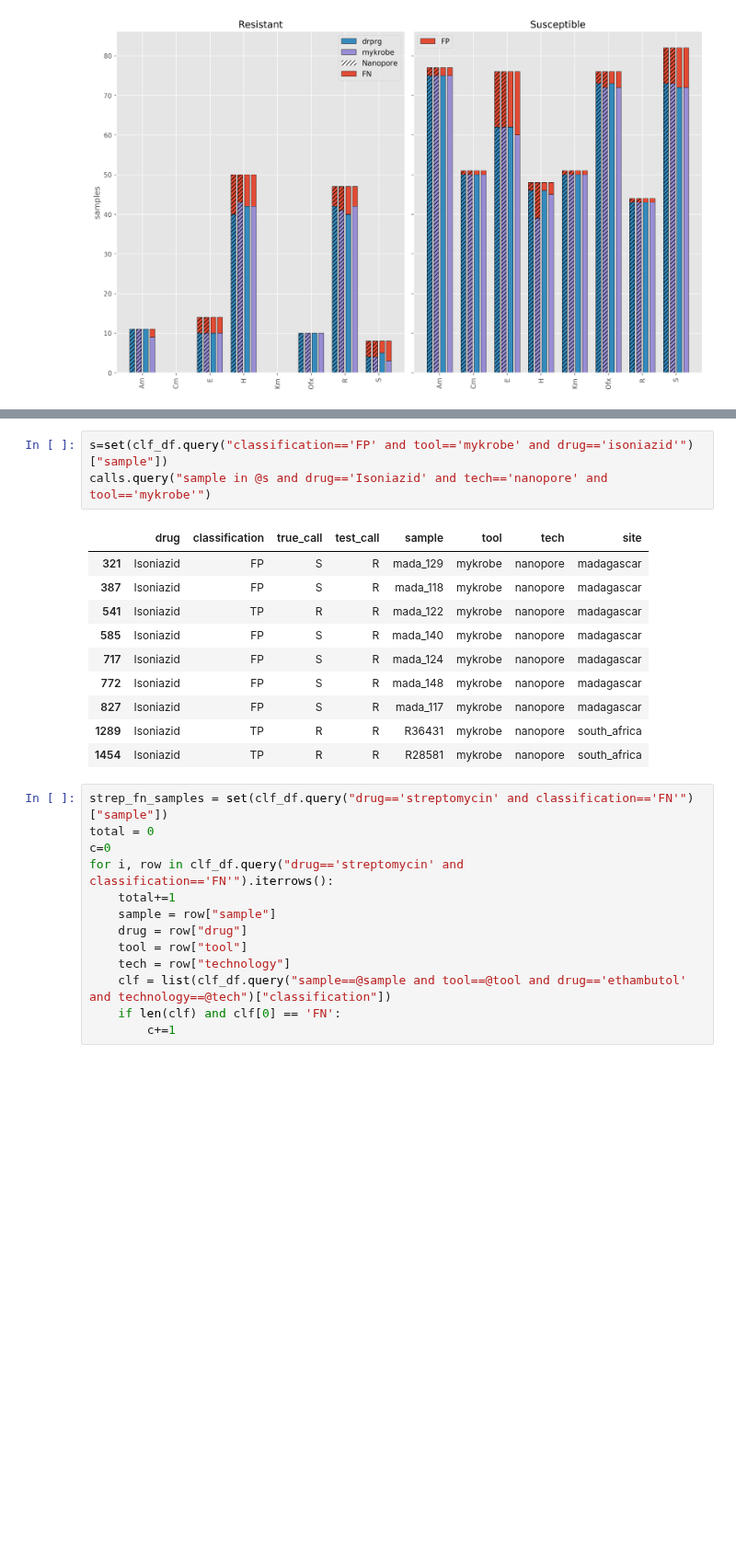
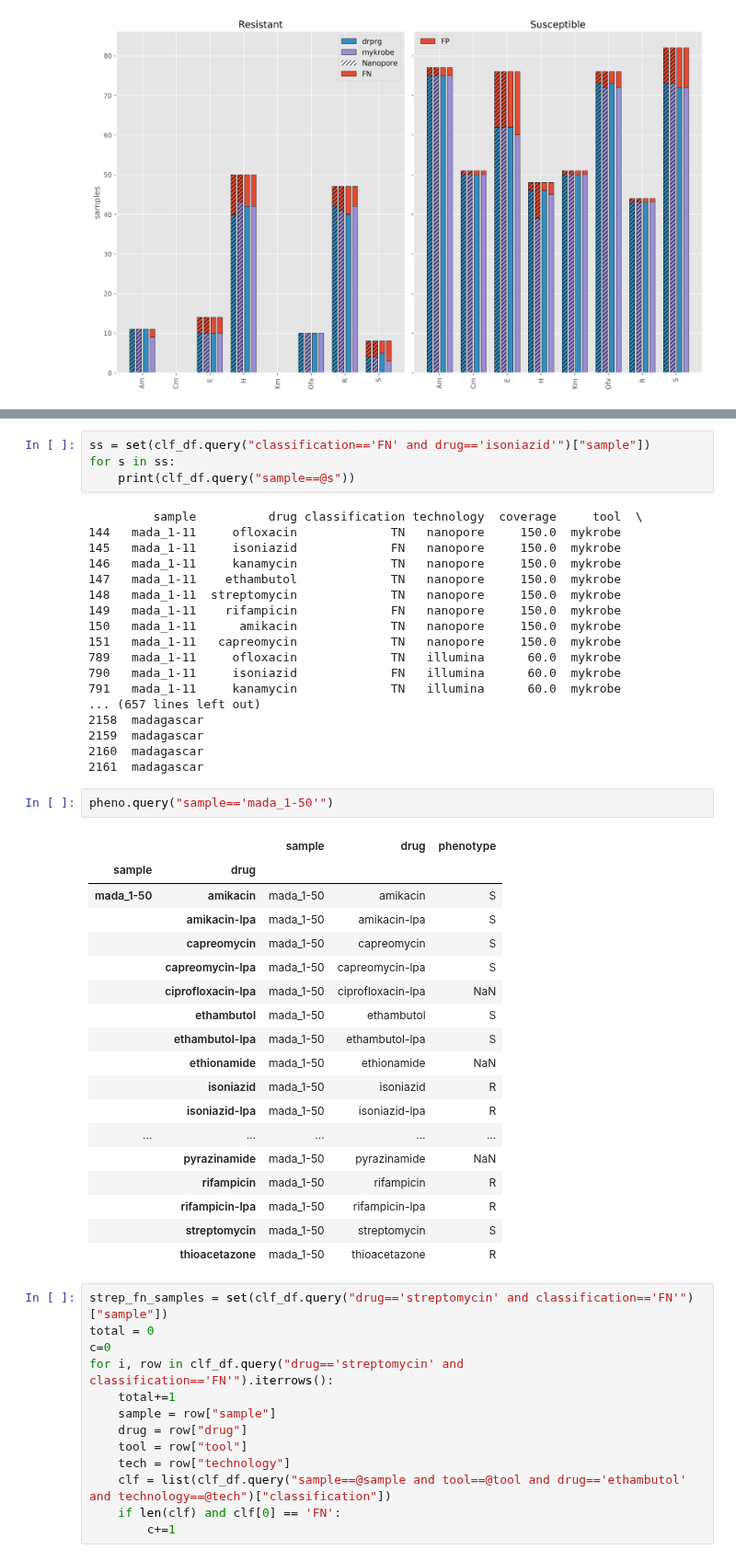
Before and after one commit to mbhall88/head_to_head_pipeline, a Jupyter notebook: analysis/resistance_prediction/workflow/notebooks/analysis_eda.ipynb, the cells around one changed output, grey strips where cells are left out. Shown at 92% size. Drawn from its saved outputs; the diff is of its cells as text; blank space fills up the shorter version.

```diff
--- a/analysis/resistance_prediction/workflow/notebooks/analysis_eda.ipynb
+++ b/analysis/resistance_prediction/workflow/notebooks/analysis_eda.ipynb
@@ -576,17 +607,46 @@ plt.tight_layout()
 # %%
-s=set(clf_df.query("classification=='FP' and tool=='mykrobe' and drug=='isoniazid'")["sample"])
-calls.query("sample in @s and drug=='Isoniazid' and tech=='nanopore' and tool=='mykrobe'")
+ss = set(clf_df.query("classification=='FN' and drug=='isoniazid'")["sample"])
+for s in ss:
+    print(clf_df.query("sample==@s"))
 # %% [output]
-|  | drug | classification | true_call | test_call | sample | tool | tech | site |
-| 321 | Isoniazid | FP | S | R | mada_129 | mykrobe | nanopore | madagascar |
-| 387 | Isoniazid | FP | S | R | mada_118 | mykrobe | nanopore | madagascar |
-| 541 | Isoniazid | TP | R | R | mada_122 | mykrobe | nanopore | madagascar |
-| 585 | Isoniazid | FP | S | R | mada_140 | mykrobe | nanopore | madagascar |
-| 717 | Isoniazid | FP | S | R | mada_124 | mykrobe | nanopore | madagascar |
-| 772 | Isoniazid | FP | S | R | mada_148 | mykrobe | nanopore | madagascar |
-| 827 | Isoniazid | FP | S | R | mada_117 | mykrobe | nanopore | madagascar |
-| 1289 | Isoniazid | TP | R | R | R36431 | mykrobe | nanopore | south_africa |
-| 1454 | Isoniazid | TP | R | R | R28581 | mykrobe | nanopore | south_africa |
+         sample          drug classification technology  coverage     tool  \
+144   mada_1-11     ofloxacin             TN   nanopore     150.0  mykrobe
+145   mada_1-11     isoniazid             FN   nanopore     150.0  mykrobe
+146   mada_1-11     kanamycin             TN   nanopore     150.0  mykrobe
+147   mada_1-11    ethambutol             TN   nanopore     150.0  mykrobe
+148   mada_1-11  streptomycin             TN   nanopore     150.0  mykrobe
+149   mada_1-11    rifampicin             FN   nanopore     150.0  mykrobe
+150   mada_1-11      amikacin             TN   nanopore     150.0  mykrobe
+151   mada_1-11   capreomycin             TN   nanopore     150.0  mykrobe
+789   mada_1-11     ofloxacin             TN   illumina      60.0  mykrobe
+790   mada_1-11     isoniazid             FN   illumina      60.0  mykrobe
+791   mada_1-11     kanamycin             TN   illumina      60.0  mykrobe
+... (657 lines left out)
+2158  madagascar
+2159  madagascar
+2160  madagascar
+2161  madagascar
+# %%
+pheno.query("sample=='mada_1-50'")
+# %% [output]
+|  |  | sample | drug | phenotype |
+| sample | drug |  |  |  |
+| mada_1-50 | amikacin | mada_1-50 | amikacin | S |
+|  | amikacin-lpa | mada_1-50 | amikacin-lpa | S |
+|  | capreomycin | mada_1-50 | capreomycin | S |
+|  | capreomycin-lpa | mada_1-50 | capreomycin-lpa | S |
+|  | ciprofloxacin-lpa | mada_1-50 | ciprofloxacin-lpa | NaN |
+|  | ethambutol | mada_1-50 | ethambutol | S |
+|  | ethambutol-lpa | mada_1-50 | ethambutol-lpa | S |
+|  | ethionamide | mada_1-50 | ethionamide | NaN |
+|  | isoniazid | mada_1-50 | isoniazid | R |
+|  | isoniazid-lpa | mada_1-50 | isoniazid-lpa | R |
+| ... | ... | ... | ... | ... |
+|  | pyrazinamide | mada_1-50 | pyrazinamide | NaN |
+|  | rifampicin | mada_1-50 | rifampicin | R |
+|  | rifampicin-lpa | mada_1-50 | rifampicin-lpa | R |
+|  | streptomycin | mada_1-50 | streptomycin | S |
+|  | thioacetazone | mada_1-50 | thioacetazone | R |
 # %%
 strep_fn_samples = set(clf_df.query("drug=='streptomycin' and classification=='FN'")["sample"])
 total = 0
```
Also changed, not shown: parts of 6 cells of this notebook, 3 other files.
